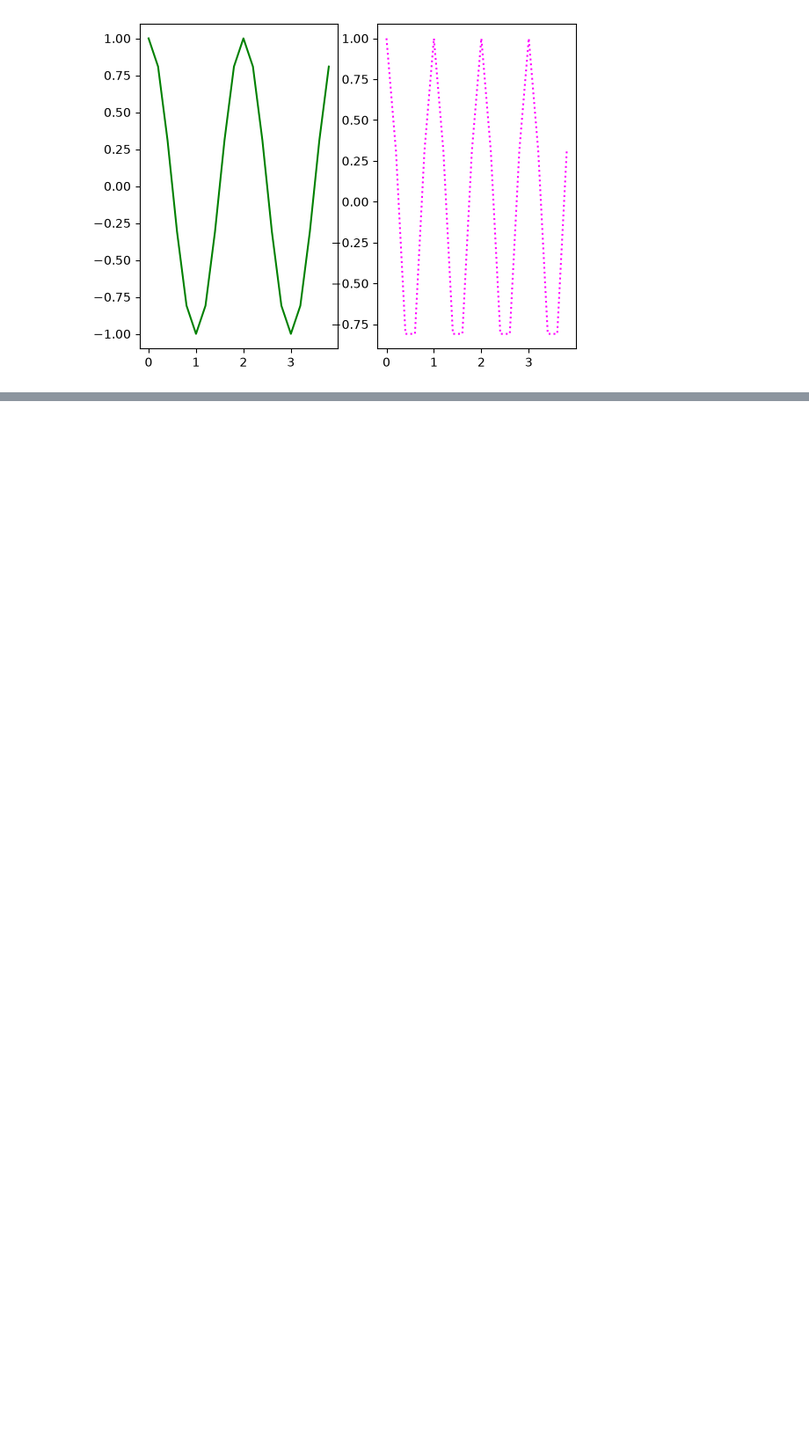
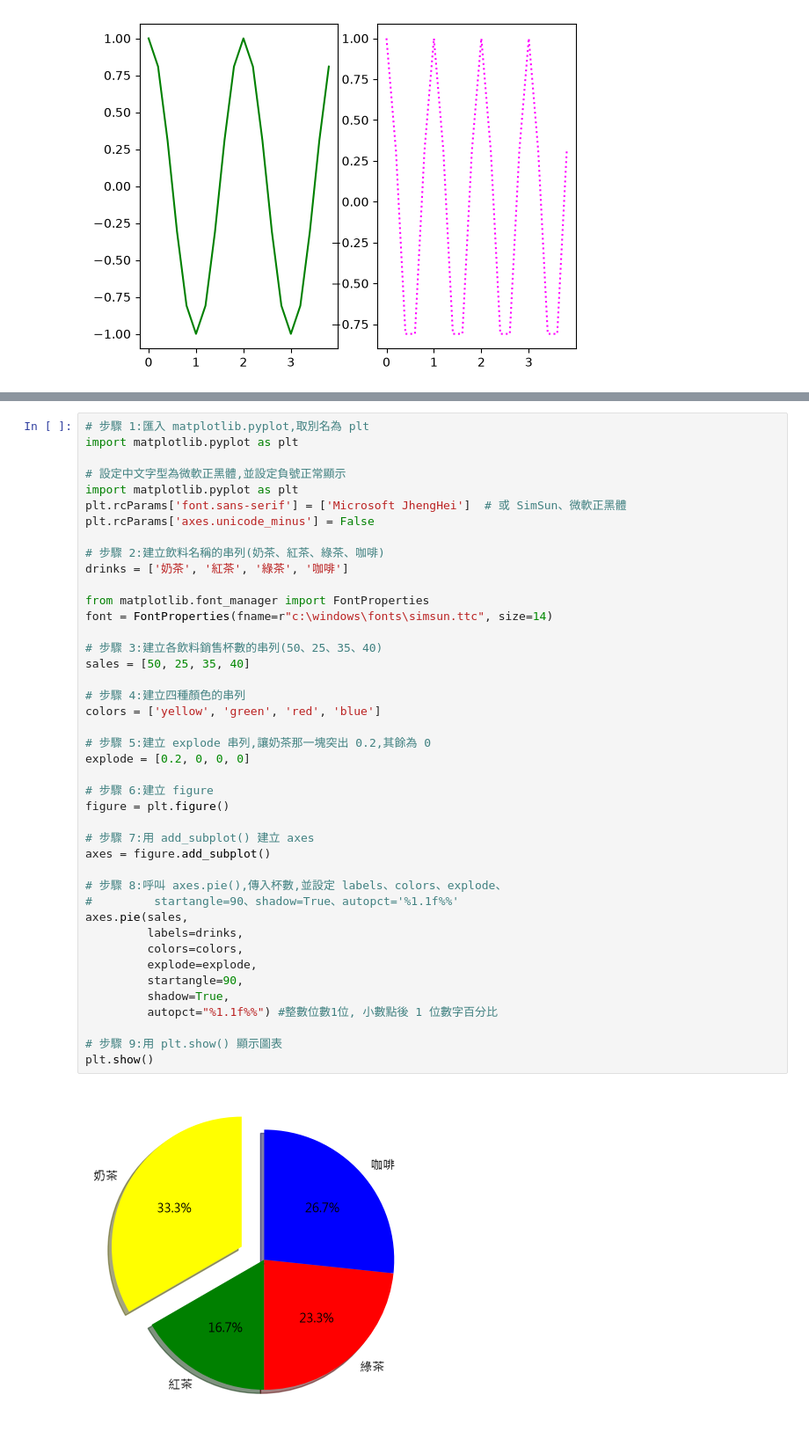
Before and after one commit to elmachou/procject_2026, a Jupyter notebook: 27JUN/LESSON1.ipynb, the cells around one changed output, grey strips where cells are left out. Shown at 88% size. Drawn from its saved outputs; the diff is of its cells as text; blank space fills up the shorter version.

```diff
--- a/27JUN/LESSON1.ipynb
+++ b/27JUN/LESSON1.ipynb
@@ -109,0 +131,44 @@ plt.show()
+# %%
+# 步驟 1:匯入 matplotlib.pyplot,取別名為 plt
+import matplotlib.pyplot as plt
+
+# 設定中文字型為微軟正黑體,並設定負號正常顯示
+import matplotlib.pyplot as plt
+plt.rcParams['font.sans-serif'] = ['Microsoft JhengHei']  # 或 SimSun、微軟正黑體
+plt.rcParams['axes.unicode_minus'] = False
+
+# 步驟 2:建立飲料名稱的串列(奶茶、紅茶、綠茶、咖啡)
+drinks = ['奶茶', '紅茶', '綠茶', '咖啡']
+
+from matplotlib.font_manager import FontProperties
+font = FontProperties(fname=r"c:\windows\fonts\simsun.ttc", size=14)
+
+# 步驟 3:建立各飲料銷售杯數的串列(50、25、35、40)
+sales = [50, 25, 35, 40]
+
+# 步驟 4:建立四種顏色的串列
+colors = ['yellow', 'green', 'red', 'blue']
+
+# 步驟 5:建立 explode 串列,讓奶茶那一塊突出 0.2,其餘為 0
+explode = [0.2, 0, 0, 0]
+
+# 步驟 6:建立 figure
+figure = plt.figure()
+
+# 步驟 7:用 add_subplot() 建立 axes
+axes = figure.add_subplot()
+
+# 步驟 8:呼叫 axes.pie(),傳入杯數,並設定 labels、colors、explode、
+#         startangle=90、shadow=True、autopct='%1.1f%%'
+axes.pie(sales,
+         labels=drinks,
+         colors=colors,
+         explode=explode,
+         startangle=90,
+         shadow=True,
+         autopct="%1.1f%%") #整數位數1位, 小數點後 1 位數字百分比
+
+# 步驟 9:用 plt.show() 顯示圖表
+plt.show()
+# %% [output]
+[figure, added]
```
Also changed, not shown: parts of 1 cell of this notebook.
